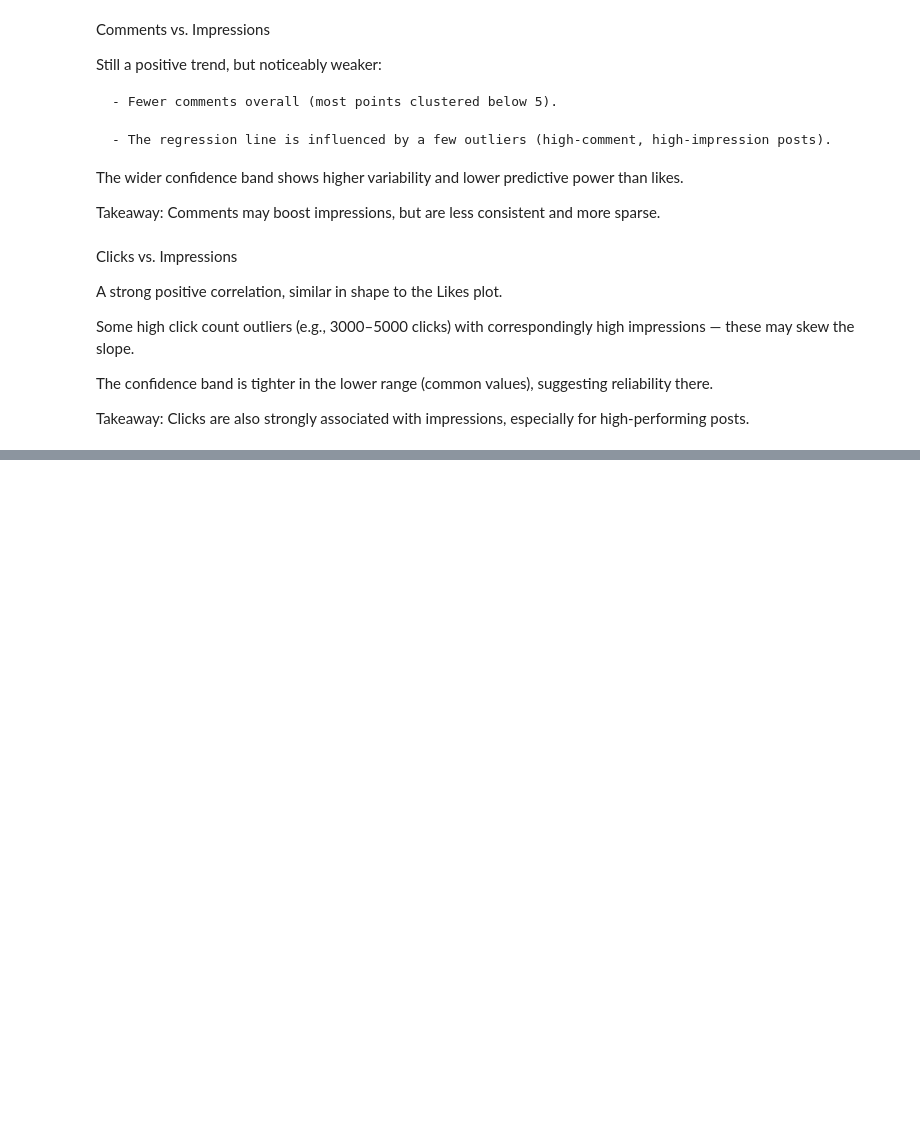
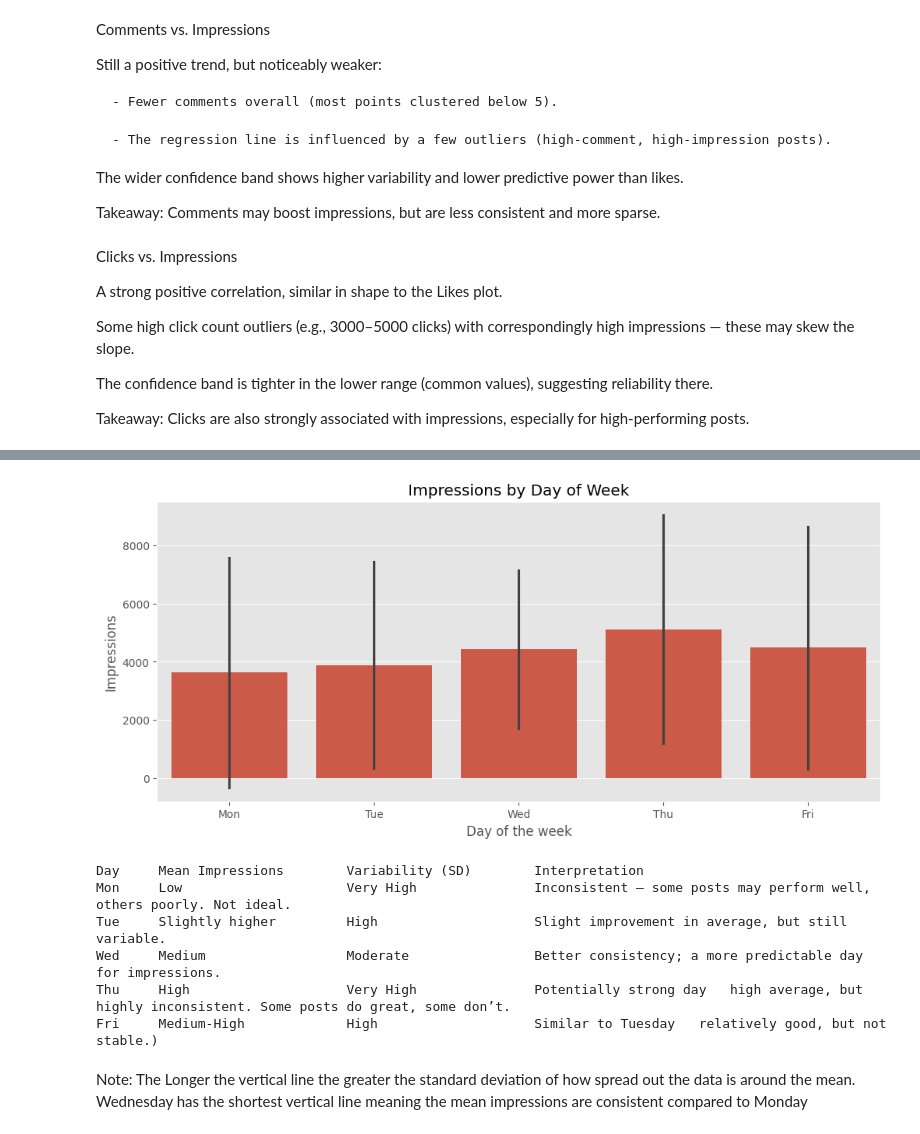
Before and after one commit to Licheng-Fang-Git/ML-Model, a Jupyter notebook: app.ipynb, the cells around one changed output, grey strips where cells are left out. Saved outputs shown, nothing was run; the diff lists cells and outputs as text; code cells hidden in the pictures; blank space fills up the shorter version.

```diff
--- a/app.ipynb
+++ b/app.ipynb
@@ -215,0 +298,22 @@ Takeaway: Clicks are also strongly associated with impressions, especially for h
+# %%
+plt.figure(figsize=(12,5))
+sns.barplot(data=df, x='Day of the week', y='Impressions', order=['Mon','Tue','Wed','Thu','Fri'], estimator='mean', errorbar='sd')
+plt.title('Impressions by Day of Week')
+plt.show()
+
+print("Day	Mean Impressions	Variability (SD)	Interpretation \n" \
+"Mon	Low	                Very High	        Inconsistent — some posts may perform well, others poorly. Not ideal. \n"\
+"Tue	Slightly higher	        High	                Slight improvement in average, but still variable. \n"\
+"Wed	Medium	                Moderate	        Better consistency; a more predictable day for impressions. \n"\
+"Thu	High	                Very High	        Potentially strong day   high average, but highly inconsistent. Some posts do great, some don’t. \n"
+"Fri	Medium-High	        High	                Similar to Tuesday   relatively good, but not stable.)")
+# %% [output]
+[figure, added]
+Day     Mean Impressions        Variability (SD)        Interpretation
+Mon     Low                     Very High               Inconsistent — some posts may perform well, others poorly. Not ideal.
+Tue     Slightly higher         High                    Slight improvement in average, but still variable.
+Wed     Medium                  Moderate                Better consistency; a more predictable day for impressions.
+Thu     High                    Very High               Potentially strong day   high average, but highly inconsistent. Some posts do great, some don’t.
+Fri     Medium-High             High                    Similar to Tuesday   relatively good, but not stable.)
+# %% [markdown]
+Note: The Longer the vertical line the greater the standard deviation of how spread out the data is around the mean. Wednesday has the shortest vertical line meaning the mean impressions are consistent compared to Monday
```
Also changed, not shown: parts of 3 cells of this notebook.
